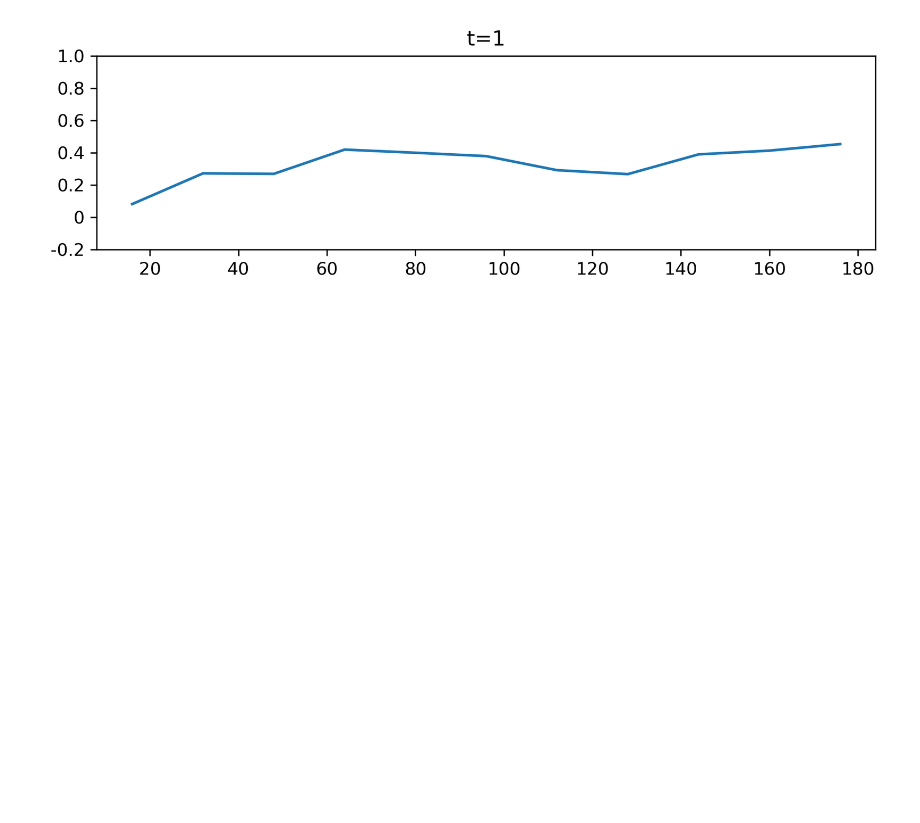
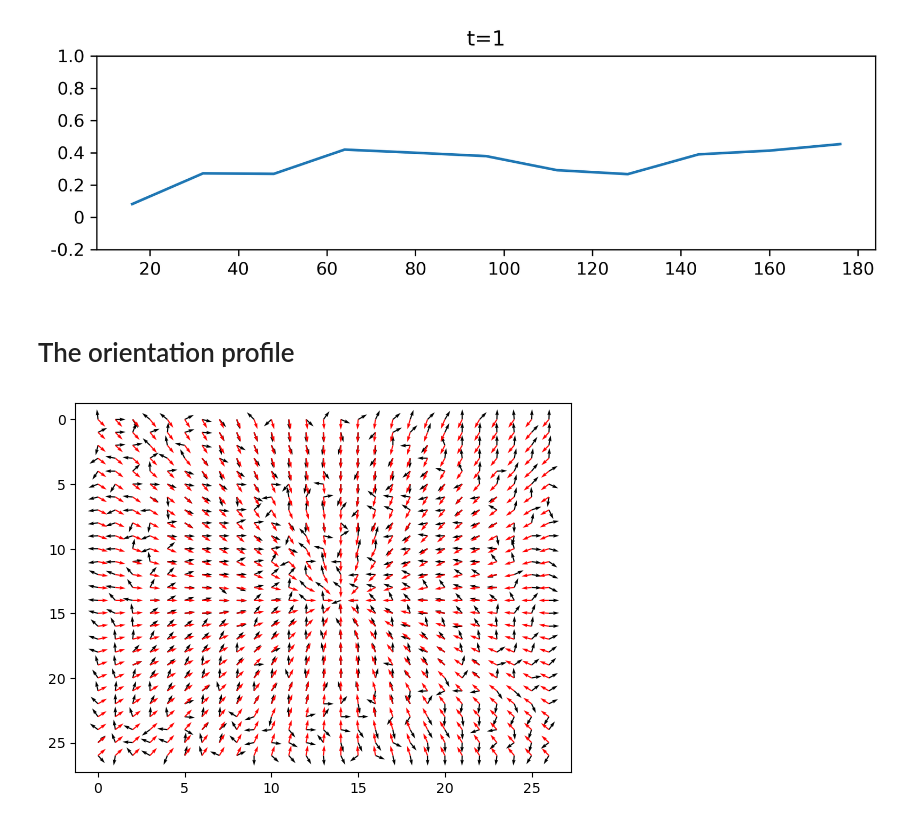
Before and after one commit to rzhou-space/PIV_analysis_headon_data, a Jupyter notebook: mesenchym_analysis.ipynb, the cells around one changed output. Drawn from its saved outputs; the diff is of its cells as text; code cells hidden in the pictures; blank space fills up the shorter version.

```diff
--- a/mesenchym_analysis.ipynb
+++ b/mesenchym_analysis.ipynb
@@ -157,6 +140,3 @@ def mean_std_velocity(sub_M):
     #     all_velocity.append(vel)
     #     distance.append(dist)
     # return all_velocity, distance
-# %%
-mean, std = mean_std_velocity(M_test)
-mean
@@ -363,3 +296,47 @@ myanim = FuncAnimation(fig, make_frame, frames = np.shape(U)[0]-1, interval = 50
 myanim.save("orientation_profile_agg_3.mp4", writer="ffmpeg")
 # %% [output]
 [figure]
+# %% [markdown]
+# The orientation profile
+# %%
+def point_to_center_vector(sub_M):
+    # since the dimensions of M, U and V should be the same, it would be no difference to use one of them.
+    # Use to create the point to center vector field based on the dimension of input matrix.
+
+    # Determine the center.
+    dim = np.shape(sub_M)
+    center = tuple(round(i/2) for i in dim) # (c, c) tuple.
+
+    # construct the position matrix which has the same dimension as input matrix.
+    pos_matrix_x = np.zeros(dim)
+    pos_matrix_y = np.zeros(dim)
+    # x coordinate grid matrix
+    for i in range(dim[0]):
+        pos_matrix_x[i, :] = np.array([i]*len(pos_matrix_x[i, :])) # The x coordinates have the same value for one row.
+    # y coordinate grid matrix
+    for j in range(dim[1]):
+        pos_matrix_y[:, j] = np.array([j]*len(pos_matrix_y[:, j])) # The y coordinates have the same value for one column.
+
+    # Construct the direction matrix U and V, which point to the center. The center coordinate substracted by other vectors.
+    V_point_center = -(pos_matrix_x - center[0]) # For x coordinate direction.
+    U_point_center = -(pos_matrix_y - center[1]) # For y coordinate direction.
+
+    # Calculate the magnitude of the point to center vector field and normalize the U and V vector field.
+    M_point_center = np.sqrt(V_point_center**2 + U_point_center**2)
+    # Replace the center which has magnitude 0 with nan to avoid runtime warning.
+    M_point_center[M_point_center == 0] = np.nan
+
+    V_point_center /= M_point_center
+    V_point_center = np.nan_to_num(V_point_center)
+    U_point_center /= M_point_center
+    U_point_center = np.nan_to_num(U_point_center)
+
+    return pos_matrix_x, pos_matrix_y, V_point_center, U_point_center
+# %%
+x_center, y_center, point_center_V, point_center_U = point_to_center_vector(M_test)
+# %%
+plt.quiver(x_center, y_center, V_test_nor, -U_test_nor)
+plt.quiver(x_center, y_center, point_center_V, -point_center_U, color = "red")
+plt.gca().invert_yaxis()
+# %% [output]
+[figure, added]
```
Also changed, not shown: parts of 18 cells of this notebook.
